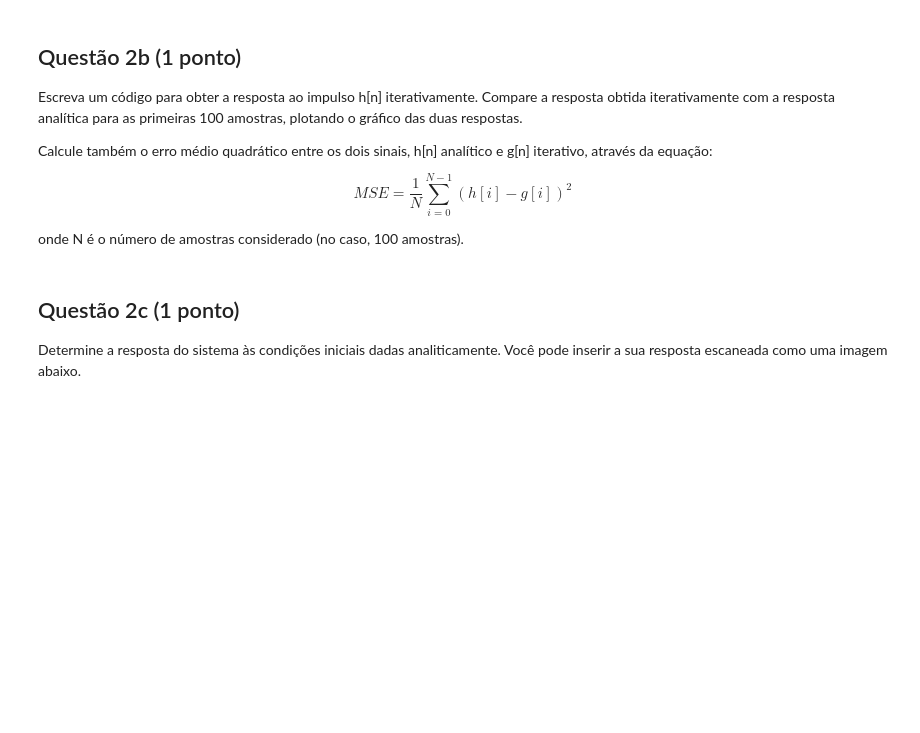
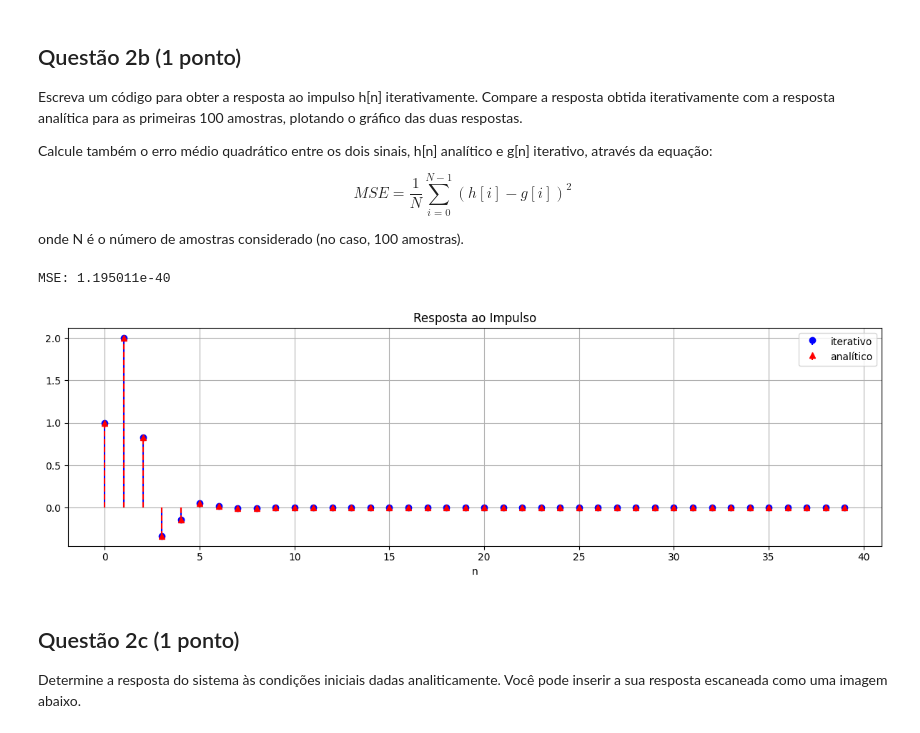
Before and after one commit to RaulMyron/sstd_unb, a Jupyter notebook: Projeto_1/projeto1.ipynb, the cells around one changed output. Drawn from its saved outputs; the diff is of its cells as text; code cells hidden in the pictures; blank space fills up the shorter version.

```diff
--- a/Projeto_1/projeto1.ipynb
+++ b/Projeto_1/projeto1.ipynb
@@ -81,3 +200,45 @@ onde N é o número de amostras considerado (no caso, 100 amostras).
+# %%
+### Código da questão 2b.
+
+N = 100
+h_iter = np.zeros(N)
+
+# entrada é o impulso unitário
+x_delta = np.zeros(N)
+x_delta[0] = 1
+
+for n in range(N):
+    termo_x = x_delta[n]
+    if n >= 1:
+        termo_x = termo_x + 2 * x_delta[n - 1]
+    if n >= 2:
+        termo_x = termo_x + x_delta[n - 2]
+        h_iter[n] = termo_x - (1.0 / 6.0) * h_iter[n - 2]
+    else:
+        h_iter[n] = termo_x
+
+# resposta de referência via scipy
+b_coef = [1, 2, 1]
+a_coef = [1, 0, 1/6]
+_, h_analitico = sig.dimpulse((b_coef, a_coef, 1), n=N)
+h_analitico = h_analitico[0].ravel()
+
+ns = np.arange(N)
+mse_2b = np.mean((h_iter - h_analitico) ** 2)
+print(f"MSE: {mse_2b:.6e}")
+
+plt.figure(figsize=(12, 4))
+plt.stem(ns[:40], h_iter[:40], linefmt='b-', markerfmt='bo', basefmt=' ', label='iterativo')
+plt.stem(ns[:40], h_analitico[:40], linefmt='r--', markerfmt='r^', basefmt=' ', label='analítico')
+plt.title("Resposta ao Impulso")
+plt.xlabel("n")
+plt.legend()
+plt.grid(True)
+plt.tight_layout()
+plt.show()
+# %% [output]
+MSE: 1.195011e-40
+[figure, added]
 # %% [markdown]
 ## Questão 2c (1 ponto)
 
```
Also changed, not shown: parts of 24 cells of this notebook, 2 other files.
